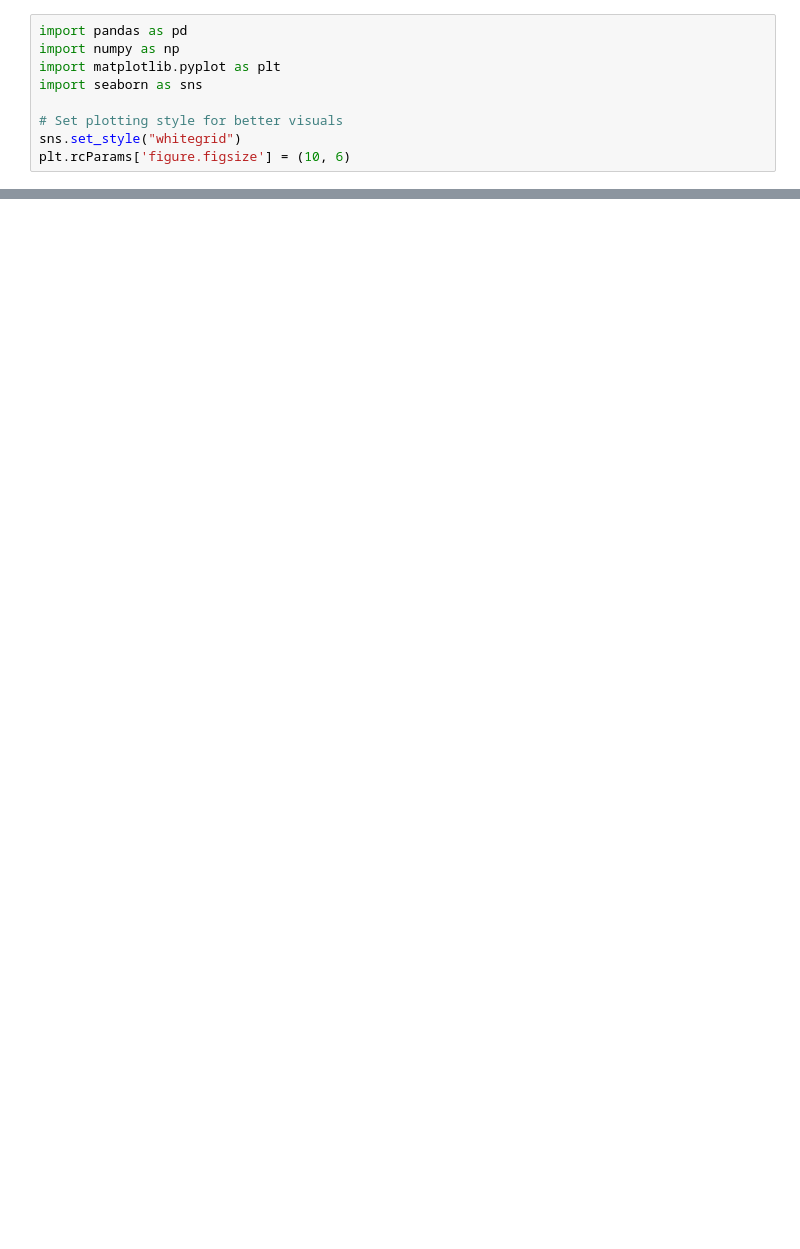
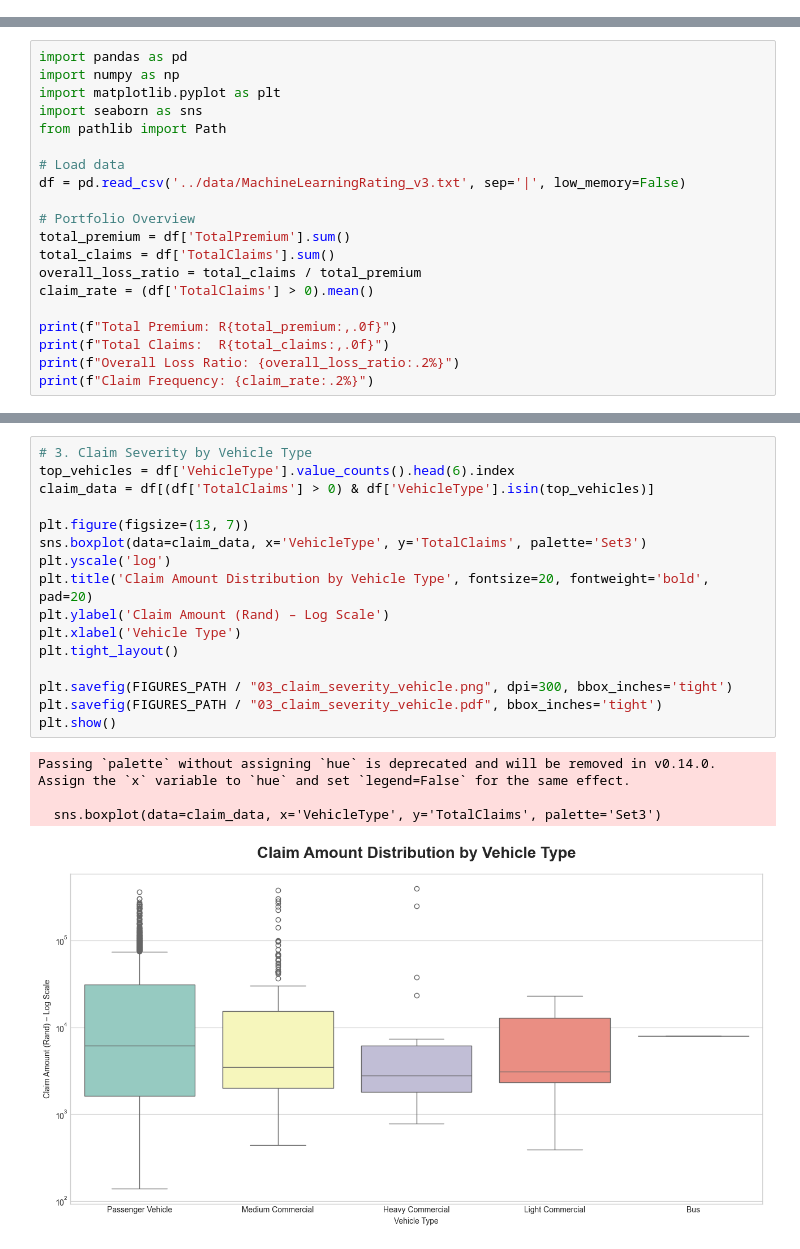
Before and after one commit to Yodahe2021/ACIS_Insurance_Analytics, a Jupyter notebook: notebooks/01_EDA_and_Stats.ipynb, the cells around one changed output, grey strips where cells are left out. Cells and saved outputs as stored; diff of their text form; blank space fills up the shorter version.

```diff
--- a/notebooks/01_EDA_and_Stats.ipynb
+++ b/notebooks/01_EDA_and_Stats.ipynb
@@ -1,9 +0,0 @@
-# %%
-import pandas as pd
-import numpy as np
-import matplotlib.pyplot as plt
-import seaborn as sns
-
-# Set plotting style for better visuals
-sns.set_style("whitegrid")
-plt.rcParams['figure.figsize'] = (10, 6)
@@ -178,0 +16,20 @@ Passing `palette` without assigning `hue` is deprecated and will be removed in v
+# %%
+import pandas as pd
+import numpy as np
+import matplotlib.pyplot as plt
+import seaborn as sns
+from pathlib import Path
+
+# Load data
+df = pd.read_csv('../data/MachineLearningRating_v3.txt', sep='|', low_memory=False)
+
+# Portfolio Overview
+total_premium = df['TotalPremium'].sum()
+total_claims = df['TotalClaims'].sum()
+overall_loss_ratio = total_claims / total_premium
+claim_rate = (df['TotalClaims'] > 0).mean()
+
+print(f"Total Premium: R{total_premium:,.0f}")
+print(f"Total Claims:  R{total_claims:,.0f}")
+print(f"Overall Loss Ratio: {overall_loss_ratio:.2%}")
+print(f"Claim Frequency: {claim_rate:.2%}")
@@ -178,0 +99,21 @@ Passing `palette` without assigning `hue` is deprecated and will be removed in v
+# %%
+# 3. Claim Severity by Vehicle Type
+top_vehicles = df['VehicleType'].value_counts().head(6).index
+claim_data = df[(df['TotalClaims'] > 0) & df['VehicleType'].isin(top_vehicles)]
+
+plt.figure(figsize=(13, 7))
+sns.boxplot(data=claim_data, x='VehicleType', y='TotalClaims', palette='Set3')
+plt.yscale('log')
+plt.title('Claim Amount Distribution by Vehicle Type', fontsize=20, fontweight='bold', pad=20)
+plt.ylabel('Claim Amount (Rand) – Log Scale')
+plt.xlabel('Vehicle Type')
+plt.tight_layout()
+
+plt.savefig(FIGURES_PATH / "03_claim_severity_vehicle.png", dpi=300, bbox_inches='tight')
+plt.savefig(FIGURES_PATH / "03_claim_severity_vehicle.pdf", bbox_inches='tight')
+plt.show()
+# %% [output]
+Passing `palette` without assigning `hue` is deprecated and will be removed in v0.14.0. Assign the `x` variable to `hue` and set `legend=False` for the same effect.
+
+  sns.boxplot(data=claim_data, x='VehicleType', y='TotalClaims', palette='Set3')
+[figure, added]
```
Also changed, not shown: parts of 13 cells of this notebook, 15 other files.
